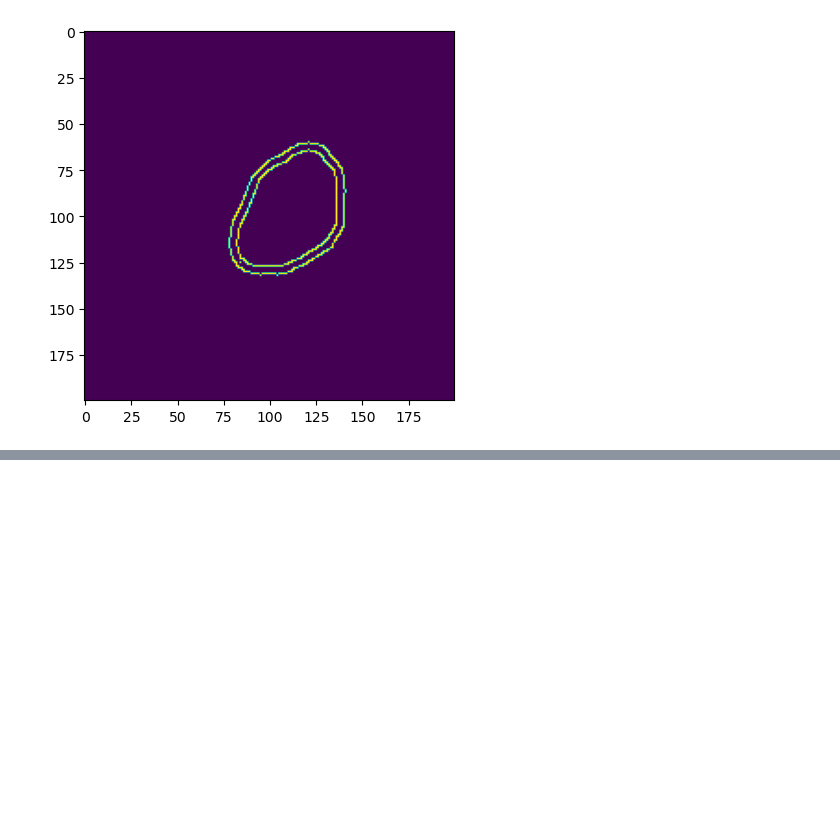
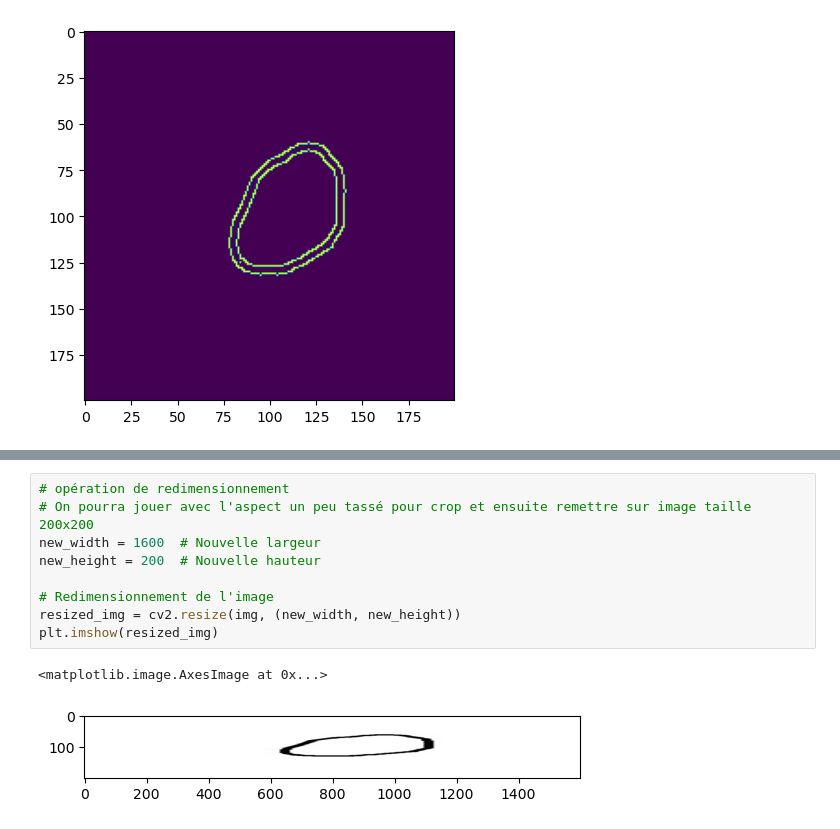
Before and after one commit to JulienFX/DuplicationDataset, a Jupyter notebook: duplication du dataset.ipynb, the cells around one changed output, grey strips where cells are left out. Cells and saved outputs as stored; diff of their text form; blank space fills up the shorter version.

```diff
--- a/duplication du dataset.ipynb
+++ b/duplication du dataset.ipynb
@@ -123,0 +144,12 @@ plt.imshow(i)
+# %%
+# opération de redimensionnement
+# On pourra jouer avec l'aspect un peu tassé pour crop et ensuite remettre sur image taille 200x200
+new_width = 1600  # Nouvelle largeur
+new_height = 200  # Nouvelle hauteur
+
+# Redimensionnement de l'image
+resized_img = cv2.resize(img, (new_width, new_height))
+plt.imshow(resized_img)
+# %% [output]
+<matplotlib.image.AxesImage at 0x...>
+[figure, added]
```
Also changed, not shown: parts of 5 cells of this notebook.
